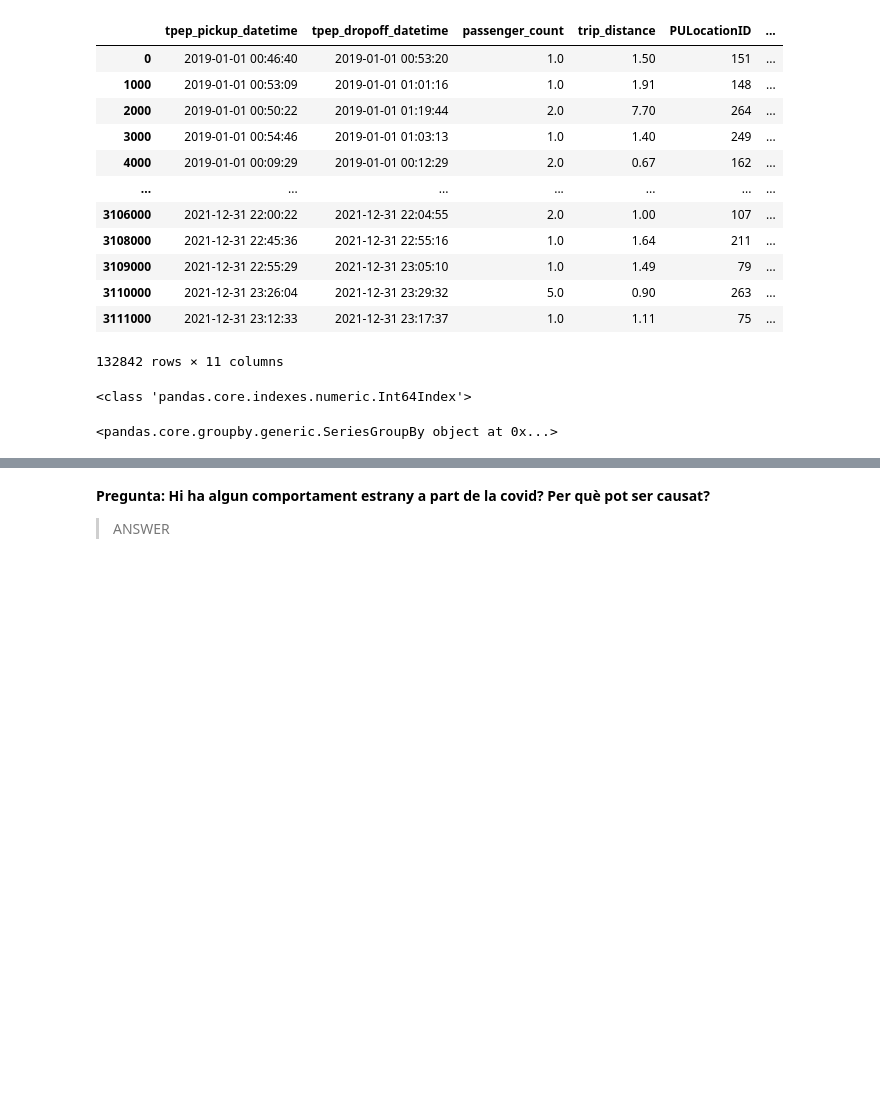
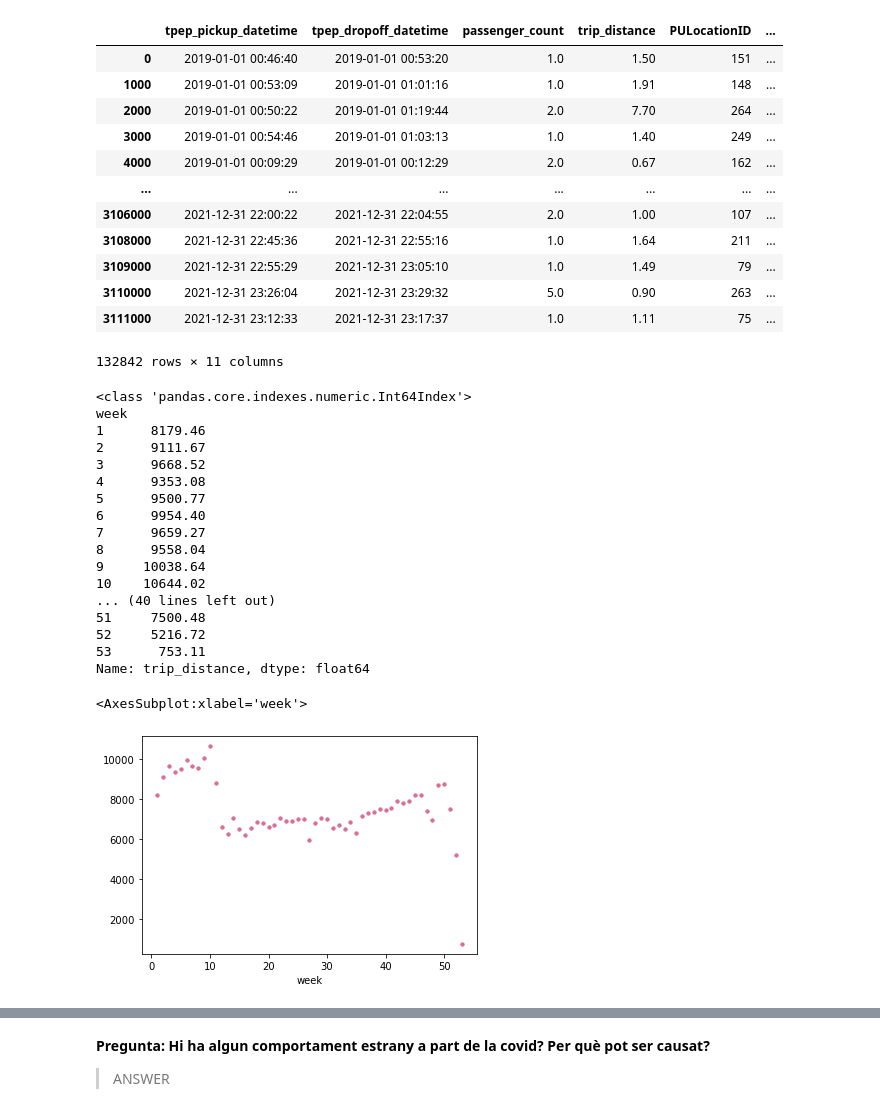
Before and after one commit to junjielyu13/Junior-Fall-Missions, a Jupyter notebook: TallerNousUsos/Practica/TNUI_P1/AssignmentCode - Lia.ipynb, the cells around one changed output, grey strips where cells are left out. Cells and saved outputs as stored; diff of their text form; code cells hidden in the pictures; blank space fills up the shorter version.

```diff
--- a/TallerNousUsos/Practica/TNUI_P1/AssignmentCode - Lia.ipynb
+++ b/TallerNousUsos/Practica/TNUI_P1/AssignmentCode - Lia.ipynb
@@ -437,6 +437,15 @@ Creieu que la densitat de trànsit va variar?
 Per començar visualitza els **histogrames** de distància i durada per any.
 
 Pots fer servir la funció *plt.hist()* o *plt.bar()*.
+# %%
+#afegim la columna que indica la durada del viatge
+# cada element obtingut d'aquesta columna és un Timedelta, d'aquesta forma obtenim els valors en unitats de hores
+df['trip_duration'] = (df['tpep_dropoff_datetime'] - df['tpep_pickup_datetime'])/pd.Timedelta(hours=1)
+
+# agafem només les dades que tinguin una durada normal
+viatges_no_llargs = df['trip_duration'] < 6
+viatges_valids = df['trip_duration'] > 0
+df = df[viatges_no_llargs & viatges_valids]
 # %%
 def histograms_plot(histograms, xlabel, ylabel, title, xlim):
     """
@@ -582,16 +567,35 @@ df
 | 3111000 | 2021-12-31 23:12:33 | 2021-12-31 23:17:37 | 1.0 | 1.11 | 75 | ... |
 132842 rows × 11 columns
 # %%
+# obte la setmana de cada linia de la columna tpep_pickup_datetime
 pick = pd.Int64Index(pd.DatetimeIndex(df['tpep_pickup_datetime']).isocalendar().week)
 print(type(pick))
-serie = df.groupby(pick)
-serie = serie['trip_distance']
-serie
+serie = df.groupby(pick)['trip_distance'].sum()
+print(serie)
 #serie['trip_distance'].size()
 #print(type(serie))
+len(serie)
+serie.plot(style='.', color = COLORS[0])
 # %% [output]
 <class 'pandas.core.indexes.numeric.Int64Index'>
+week
+1      8179.46
+2      9111.67
+3      9668.52
+4      9353.08
+5      9500.77
+6      9954.40
+7      9659.27
+8      9558.04
+9     10038.64
+10    10644.02
+... (40 lines left out)
+51     7500.48
+52     5216.72
+53      753.11
+Name: trip_distance, dtype: float64
-<pandas.core.groupby.generic.SeriesGroupBy object at 0x...>
+<AxesSubplot:xlabel='week'>
+[figure, added]
 # %%
 def visualize_per_period(df, column_data, columns, xlabel, ylabel, title):
     """
```
Also changed, not shown: parts of 9 cells of this notebook.
